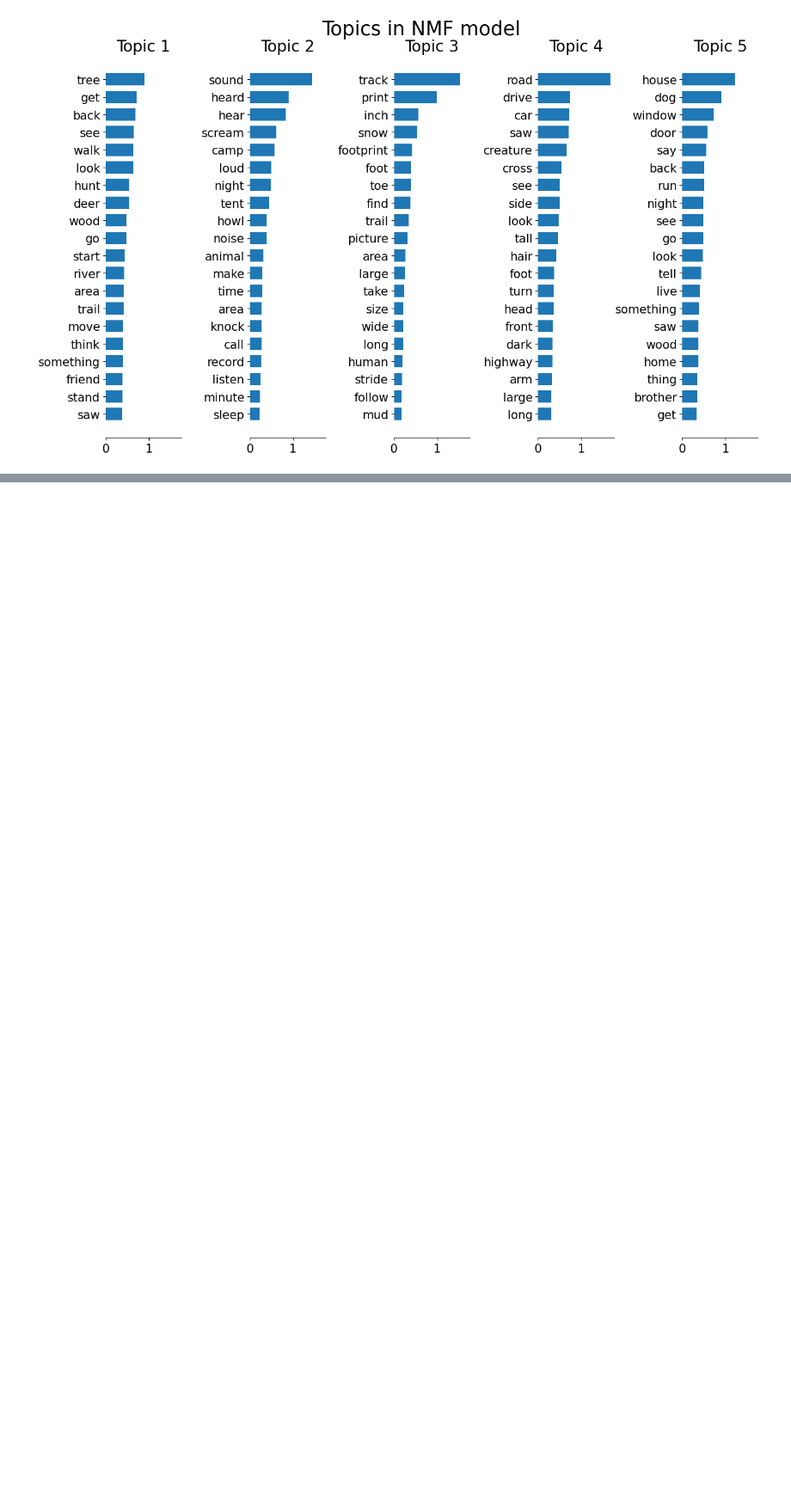
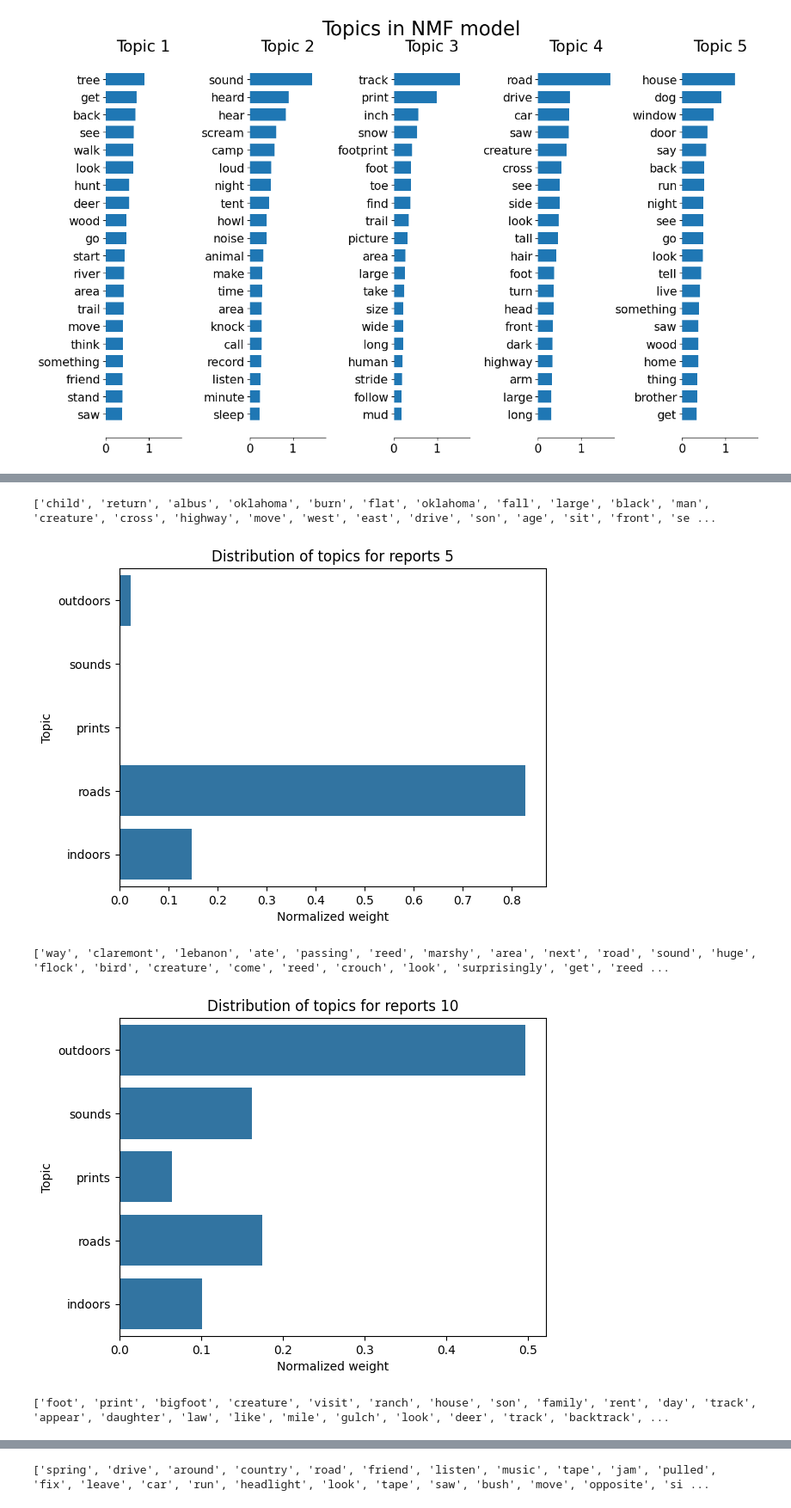
Before and after one commit to julieleung6/where_is_bigfoot, a Jupyter notebook: notebooks/modeling.ipynb, the cells around one changed output, grey strips where cells are left out. Shown at 86% size. Saved outputs shown, nothing was run; the diff lists cells and outputs as text; code cells hidden in the pictures; blank space fills up the shorter version.

```diff
--- a/notebooks/modeling.ipynb
+++ b/notebooks/modeling.ipynb
@@ -740,3 +486,9 @@ topic_name_dict = {0: 'Class B', 1: 'Class A'}
 # for each document take the topic with the highest weight and assign the document to this class -- hard clustering.
 tsne_trans['class'] = np.argmax(H, axis = 1)
 tsne_trans['class'] = tsne_trans['class'].replace(topic_name_dict)
+# %%
+dataset_orig = df.rename(columns = {'REPORT_NUMBER': 'report_number', 'OBSERVED': 'observed', 'processed_text': 'processed_text', 'classification': 'classification'})
+# %%
+from copy import deepcopy
+dataset = deepcopy(dataset_orig).drop(columns = ['classification'])
+dataset.head()
@@ -742,0 +502,29 @@ tsne_trans['class'] = tsne_trans['class'].replace(topic_name_dict)
+# %%
+dataset_new = dataset[dataset['processed_text'] != '']
+# %%
+# takes in list of documents and plots topic weight vectors for each document
+def topic_topbreakdown(locator):
+
+    print(dataset_orig.loc[locator].processed_text)
+    int_index = dataset_new.index.get_loc(locator)
+
+    topic_keys = topic_name_dict.values()
+    zipped_tuple = list(zip(topic_keys, list(H[int_index,:])))
+
+    topic_breakdown = pd.DataFrame(zipped_tuple, columns = ['Topic', 'Weight']).set_index(['Topic'])
+    topic_breakdown['Normalized weight'] = topic_breakdown['Weight']/topic_breakdown['Weight'].sum()
+
+    sns.barplot(y = topic_breakdown.index, x = 'Normalized weight', data = topic_breakdown)
+    plt.title("Distribution of topics for reports " + str(locator))
+    plt.show()
+
+    return topic_breakdown
+# %%
+topic_loc_list = [5,10,15,20]
+g = list(map(topic_topbreakdown, topic_loc_list))
+# %% [output]
+['child', 'return', 'albus', 'oklahoma', 'burn', 'flat', 'oklahoma', 'fall', 'large', 'black', 'man', 'creature', 'cross', 'highway', 'move', 'west', 'east', 'drive', 'son', 'age', 'sit', 'front', 'se ...
+[figure, added]
+['way', 'claremont', 'lebanon', 'ate', 'passing', 'reed', 'marshy', 'area', 'next', 'road', 'sound', 'huge', 'flock', 'bird', 'creature', 'come', 'reed', 'crouch', 'look', 'surprisingly', 'get', 'reed ...
+[figure, added]
+['foot', 'print', 'bigfoot', 'creature', 'visit', 'ranch', 'house', 'son', 'family', 'rent', 'day', 'track', 'appear', 'daughter', 'law', 'like', 'mile', 'gulch', 'look', 'deer', 'track', 'backtrack', ...
@@ -742,0 +532 @@ tsne_trans['class'] = tsne_trans['class'].replace(topic_name_dict)
+['spring', 'drive', 'around', 'country', 'road', 'friend', 'listen', 'music', 'tape', 'jam', 'pulled', 'fix', 'leave', 'car', 'run', 'headlight', 'look', 'tape', 'saw', 'bush', 'move', 'opposite', 'si ...
```
Also changed, not shown: parts of 79 cells of this notebook, 7 other files.
